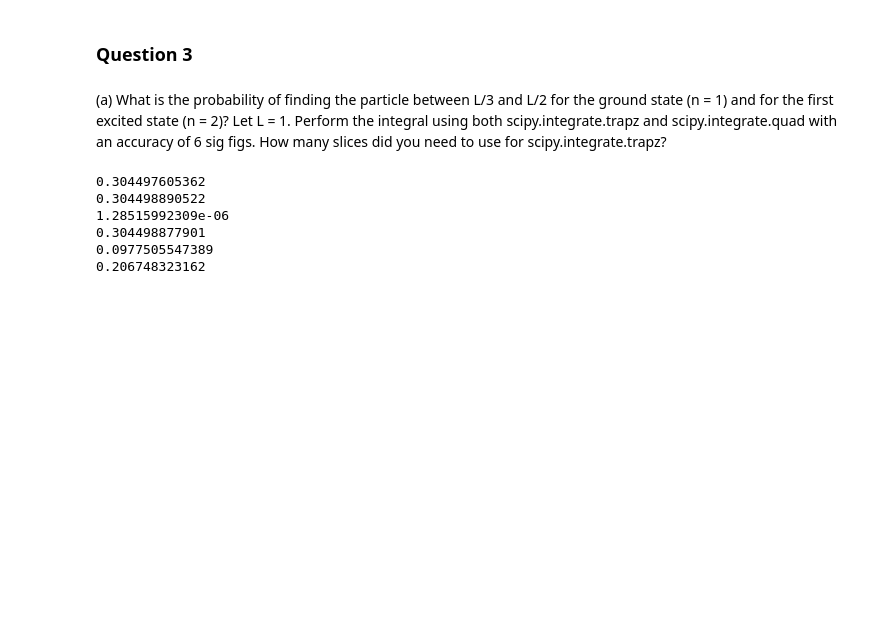
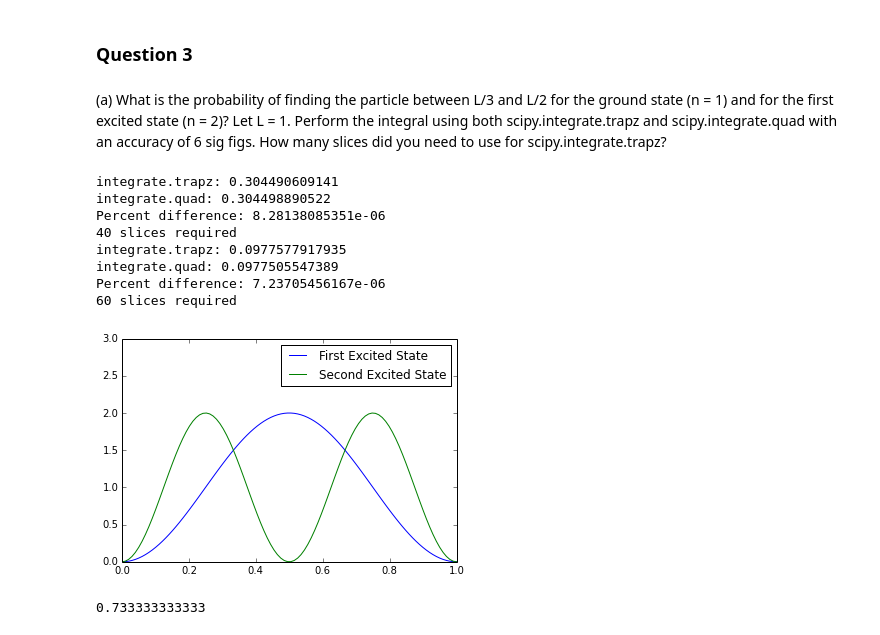
Before and after one commit to jbowen02/PHYS202-S14, a Jupyter notebook: SciPy/IntegrationExercises.ipynb, the cells around one changed output. Saved outputs shown, nothing was run; the diff lists cells and outputs as text; code cells hidden in the pictures; blank space fills up the shorter version.

```diff
--- a/SciPy/IntegrationExercises.ipynb
+++ b/SciPy/IntegrationExercises.ipynb
@@ -110,23 +110,55 @@ plt.show()
 # %%
 def psi_sqrd(x,n):
     return ((2.)**(1/2.)*np.sin(n*np.pi*x))**2
-x = linspace((1/3.),(1/2.),100)
-print integrate.trapz(psi_sqrd(x,1),x)
+
+x = linspace((1/3.),(1/2.),40)
+print "integrate.trapz:", integrate.trapz(psi_sqrd(x,1),x)
 result = integrate.quad(psi_sqrd, (1/3.), (1/2.), args=(1))
-print result[0]
-print abs(integrate.trapz(psi_sqrd(x,1),x) - result[0])
+print "integrate.quad:", result[0]
+print "Percent difference:", abs(integrate.trapz(psi_sqrd(x,1),x) - result[0])
+print "40 slices required"
 
-def psi_sqrd(x,n):
-    return ((2.)**(1/2.)*np.sin(n*np.pi*x))**2
-x = linspace((1/3.),(1/2.),1000)
-print integrate.trapz(psi_sqrd(x,1),x)
+x = linspace((1/3.),(1/2.),60)
+print "integrate.trapz:", integrate.trapz(psi_sqrd(x,2),x)
 result = integrate.quad(psi_sqrd, (1/3.), (1/2.), args=(2))
-print result[0]
-print abs(integrate.trapz(psi_sqrd(x,1),x) - result[0])
+print "integrate.quad:", result[0]
+print "Percent difference:", abs(integrate.trapz(psi_sqrd(x,2),x) - result[0])
+print "60 slices required"
+
+x = linspace((0),(1),100)
+n1 = psi_sqrd(x,1)
+n2 = psi_sqrd(x,2)
 # %% [output]
-0.304497605362
-0.304498890522
-1.28515992309e-06
-0.304498877901
-0.0977505547389
-0.206748323162
+integrate.trapz: 0.304490609141
+integrate.quad: 0.304498890522
+Percent difference: 8.28138085351e-06
+40 slices required
+integrate.trapz: 0.0977577917935
+integrate.quad: 0.0977505547389
+Percent difference: 7.23705456167e-06
+60 slices required
+# %%
+plt.plot(x,n1, label="First Excited State")
+plt.plot(x, n2, label="Second Excited State")
+plt.ylim(0,3)
+plt.legend(loc='upper right')
+plt.show()
+# %% [output]
+[figure, added]
+# %%
+from scipy.integrate import tplquad
+rho = lambda z,y,x: 100*(y + 0.1) + 100*(z**2)
+
+xmin = -0.1
+xmax = 0.1
+
+ymin = lambda x: -0.1
+ymax = lambda x: 0.1
+
+zmin = lambda x,y: -0.5
+zmax = lambda x,y: 0.5
+
+M, err = tplquad(rho, xmin, xmax, ymin, ymax, zmin, zmax)
+print M
+# %% [output]
+0.733333333333
```
Also changed, not shown: parts of 1 cell of this notebook, 1 other file.
